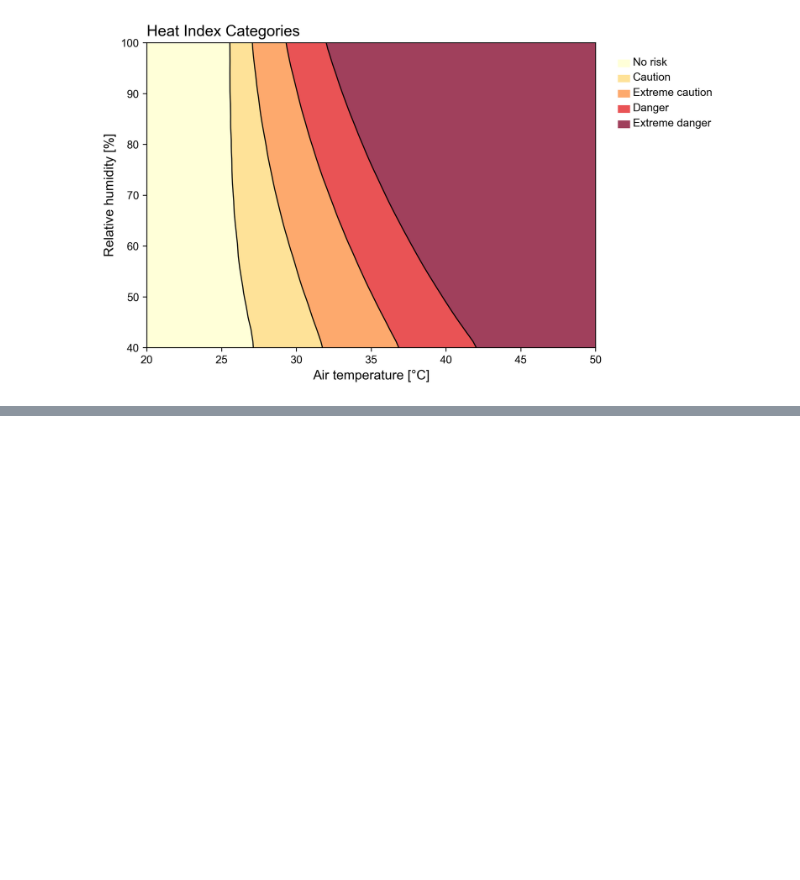
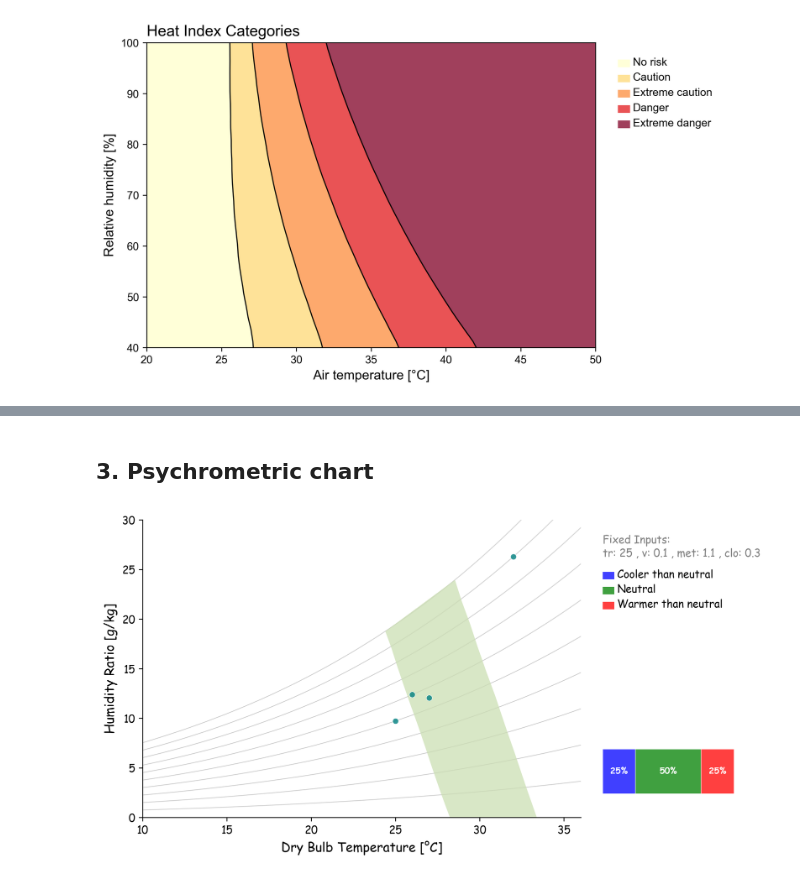
Before and after one commit to CenterForTheBuiltEnvironment/pythermalcomfort, a Jupyter notebook: test_notebook.ipynb, the cells around one changed output, grey strips where cells are left out. Cells and saved outputs as stored; diff of their text form; code cells hidden in the pictures; blank space fills up the shorter version.

```diff
--- a/test_notebook.ipynb
+++ b/test_notebook.ipynb
@@ -158,0 +95,19 @@ fig, ax = plot.render()
+# %% [markdown]
+## 3. Psychrometric chart
+# %%
+from pythermalcomfort.utilities import psy_ta_rh
+
+tdb_values = [25.0, 26.0, 27.0, 32]
+rh_values = [50.0, 60.0, 55.0, 90]
+
+# Convert RH to humidity ratio
+hr_values = [psy_ta_rh(t, rh/100, 101325)["hr"] * 100000 for t, rh in zip(tdb_values, rh_values)]
+
+plot = Plot.psychrometric(fixed_params={"tr": 25, "v": 0.1, "met": 1.1, "clo": 0.3})
+plot = plot.add_data(tdb_values, hr_values)
+plot.style.show_summary = True
+plot.style.font_family = "Comic Sans MS"  # Horrible font for testing
+plot.style.scatter_color = "#008080"  # Teal color
+fig, ax = plot.render()
+# %% [output]
+[figure, added]
```
Also changed, not shown: parts of 21 cells of this notebook, 14 other files.
